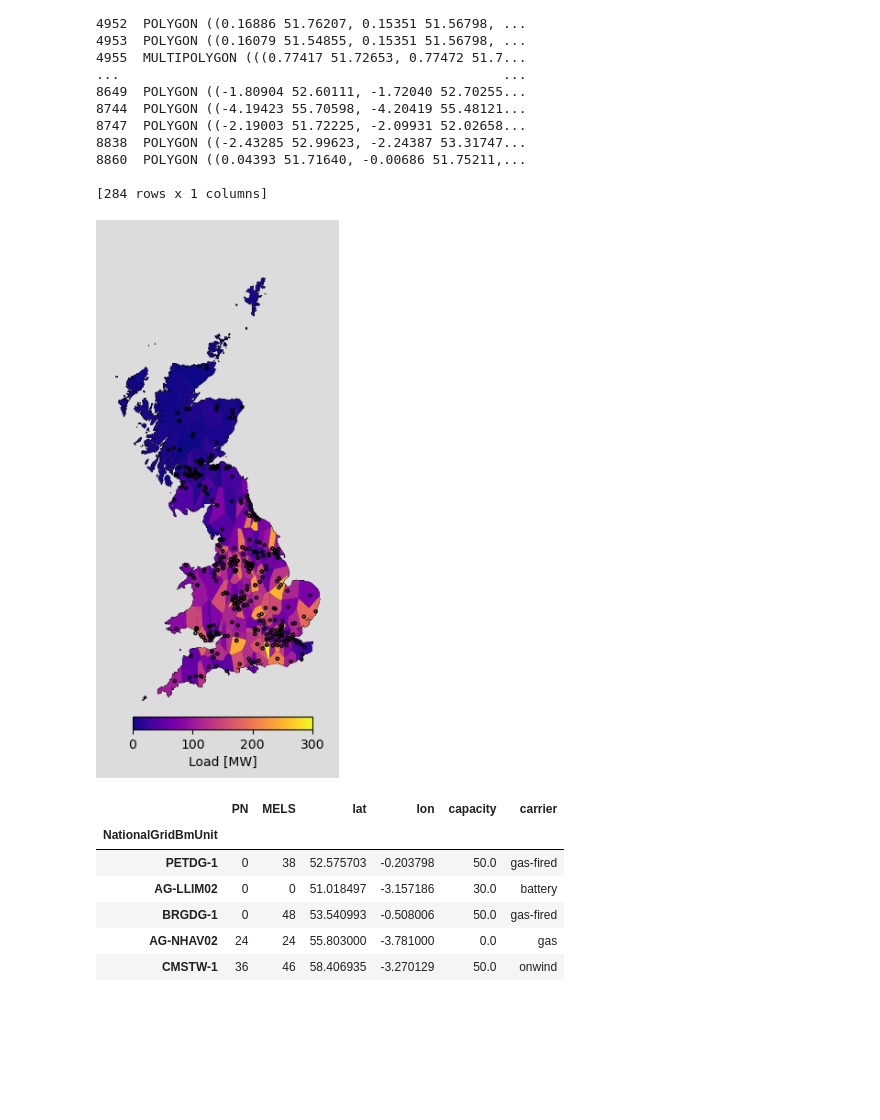
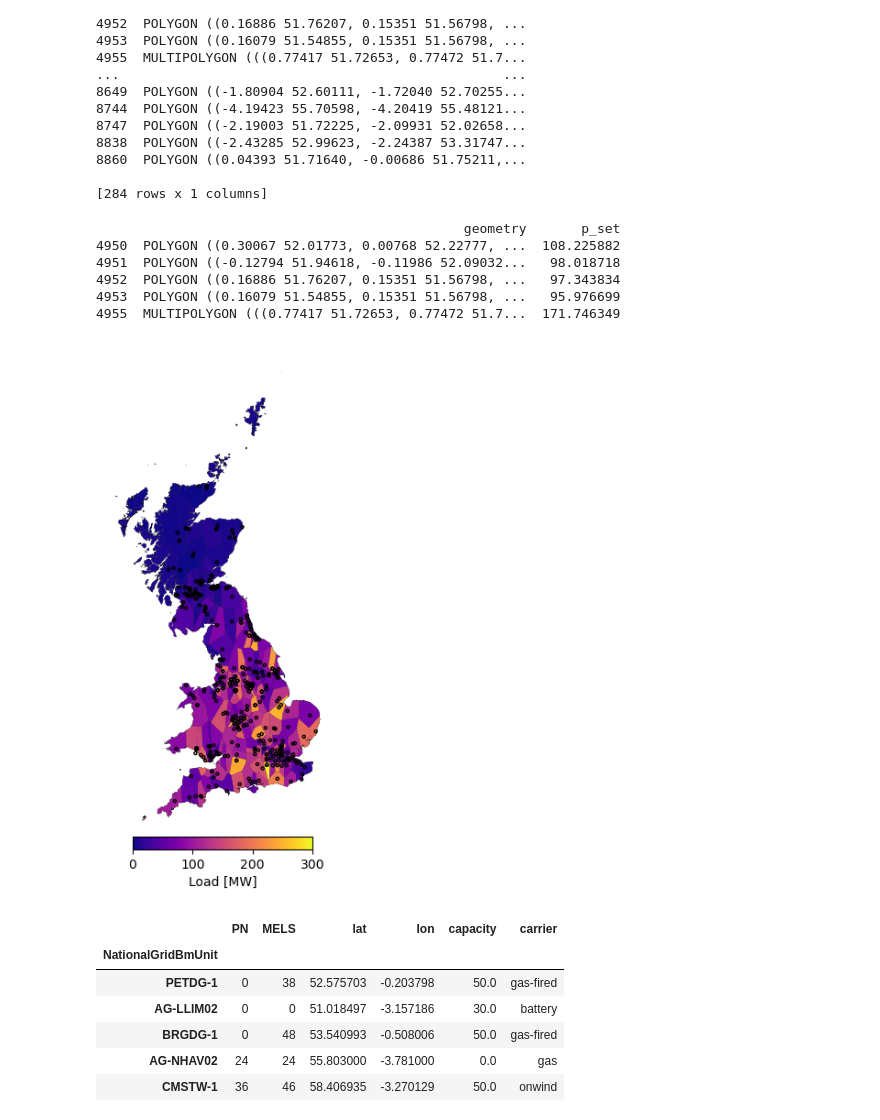
Before and after one commit to LukasFrankenQ/LMP, a Jupyter notebook: notebooks/plot_network.ipynb, the cells around one changed output. Drawn from its saved outputs; the diff is of its cells as text; code cells hidden in the pictures; blank space fills up the shorter version.

```diff
--- a/notebooks/plot_network.ipynb
+++ b/notebooks/plot_network.ipynb
@@ -38,7 +38,7 @@ from matplotlib.lines import Line2D
 from matplotlib.patches import Patch, Circle
 
 size = (7, 7)
-background_color = 'gainsboro'
+background_color = 'w'
 
 fig, ax = plt.subplots(1, 1, figsize=size)
 fig.patch.set_facecolor(background_color)
@@ -46,7 +46,7 @@ ax.set_facecolor(background_color)
 
 handles, labels = [], []
 
-regions.plot(ax=ax, edgecolor='black', facecolor='lemonchiffon', alpha=1, zorder=0, linewidth=0.4)
+regions.simplify(tolerance=0.01).plot(ax=ax, edgecolor='black', facecolor='lemonchiffon', alpha=1, zorder=0, linewidth=0.4)
 
 line_kwargs = dict(linewidth=1.2, alpha=0.8, zorder=1, color='black')
 lines.plot(ax=ax, **line_kwargs)
@@ -98,6 +98,7 @@ ax.set_xticks([])
 ax.set_yticks([])
 
 plt.savefig('network_layout.png', dpi=300)
+plt.savefig('network_layout.svg')
 
 plt.show()
 # %% [output]
@@ -152,11 +166,18 @@ ax.set_facecolor(background_color)
 
 handles, labels = [], []
 
-regions.plot(ax=ax, edgecolor='black', facecolor='none', alpha=1, zorder=0, linewidth=0.4)
+regions.simplify(tolerance=0.01).plot(ax=ax, edgecolor='black', facecolor='none', alpha=1, zorder=0, linewidth=0.4)
 
 cmap = 'plasma'
 
-loads.plot(
+from copy import deepcopy
+
+hold = deepcopy(loads)
+print(hold.head())
+hold['geometry'] = hold['geometry'].simplify(tolerance=0.01)
+
+# loads.simplify(tolerance=0.01).plot(
+hold.plot(
     ax=ax,
     column='p_set',
     cmap=cmap,
@@ -169,34 +190,41 @@ scatter = ax.scatter(buses.x, buses.y, **gsp_kwargs)
 scatter.set_facecolor('none')
 
 from matplotlib import colors
 from matplotlib import ticker
 
 norm = colors.Normalize(vmin=loads['p_set'].min(), vmax=len(loads['p_set']))
 cbar = plt.cm.ScalarMappable(norm=norm, cmap=cmap)
 
 cax = fig.add_axes([0.38, 0.1, 0.28, 0.02])
 cb0 = fig.colorbar(cbar, cax=cax, orientation='horizontal')
 
 locator = ticker.LinearLocator(4)
 cax.xaxis.set_major_locator(locator)
 
 # ticks = cax.get_xticks()
 cax.set_xticklabels([0, 100, 200, 300])
 
 cax.set_xlabel('Load [MW]')
 
 ax.spines['top'].set_visible(False)
 ax.spines['bottom'].set_visible(False)
 ax.spines['right'].set_visible(False)
 ax.spines['left'].set_visible(False)
 
 ax.set_xticks([])
 ax.set_yticks([])
 
 plt.savefig('network_load.png', dpi=300)
+plt.savefig('network_load.svg')
 plt.show()
 # %% [output]
+                                               geometry       p_set
+4950  POLYGON ((0.30067 52.01773, 0.00768 52.22777, ...  108.225882
+4951  POLYGON ((-0.12794 51.94618, -0.11986 52.09032...   98.018718
+4952  POLYGON ((0.16886 51.76207, 0.15351 51.56798, ...   97.343834
+4953  POLYGON ((0.16079 51.54855, 0.15351 51.56798, ...   95.976699
+4955  MULTIPOLYGON (((0.77417 51.72653, 0.77472 51.7...  171.746349
-[figure, old version]
+[figure, new version]
 # %%
 bmus = pd.read_csv(Path.cwd().parent / 'resources' / 'live_data' / f'{date}_{period}' / 'elexon_bmus.csv', index_col=0)
 # loc = pd.read_csv(Path.cwd().parent / 'data' / 'manual' / 'bmus.csv', index_col=0)
```
Also changed, not shown: parts of 7 cells of this notebook, 2 other files.
